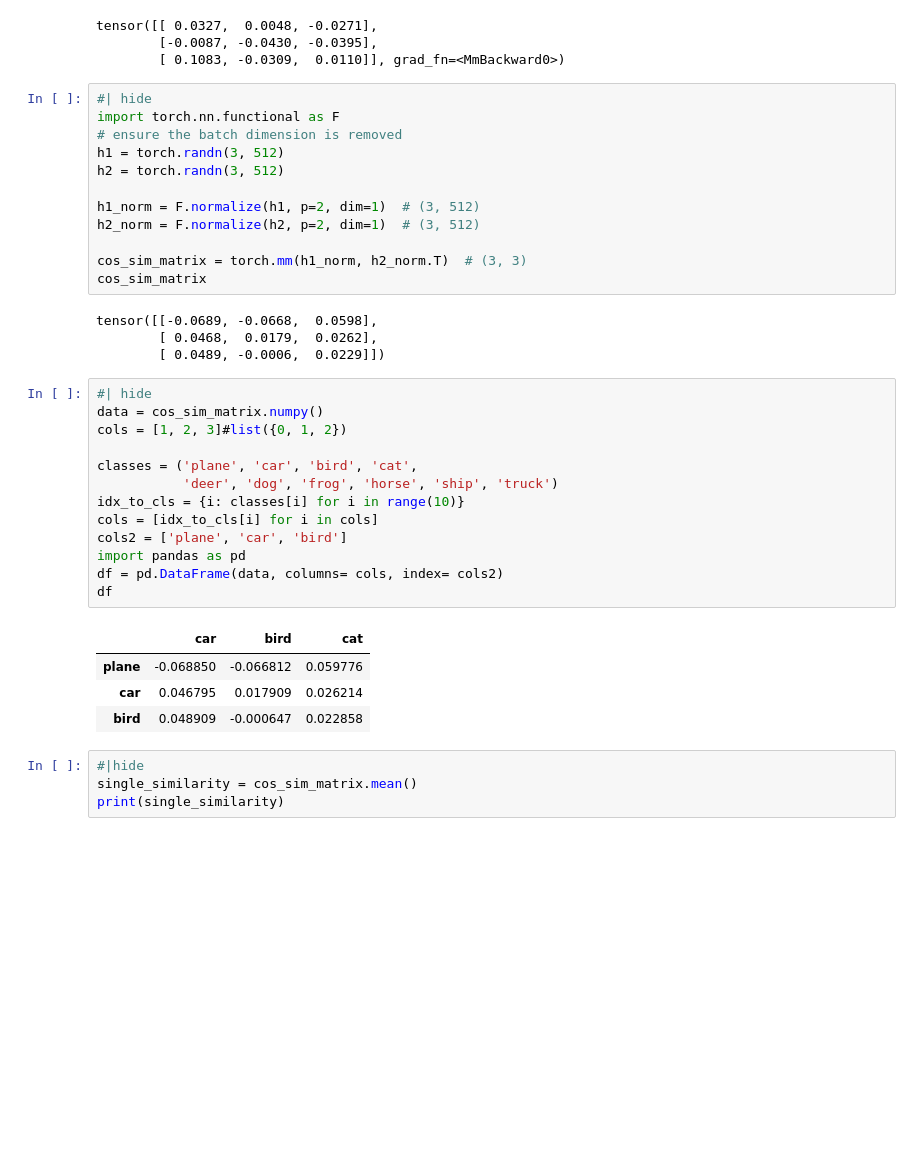
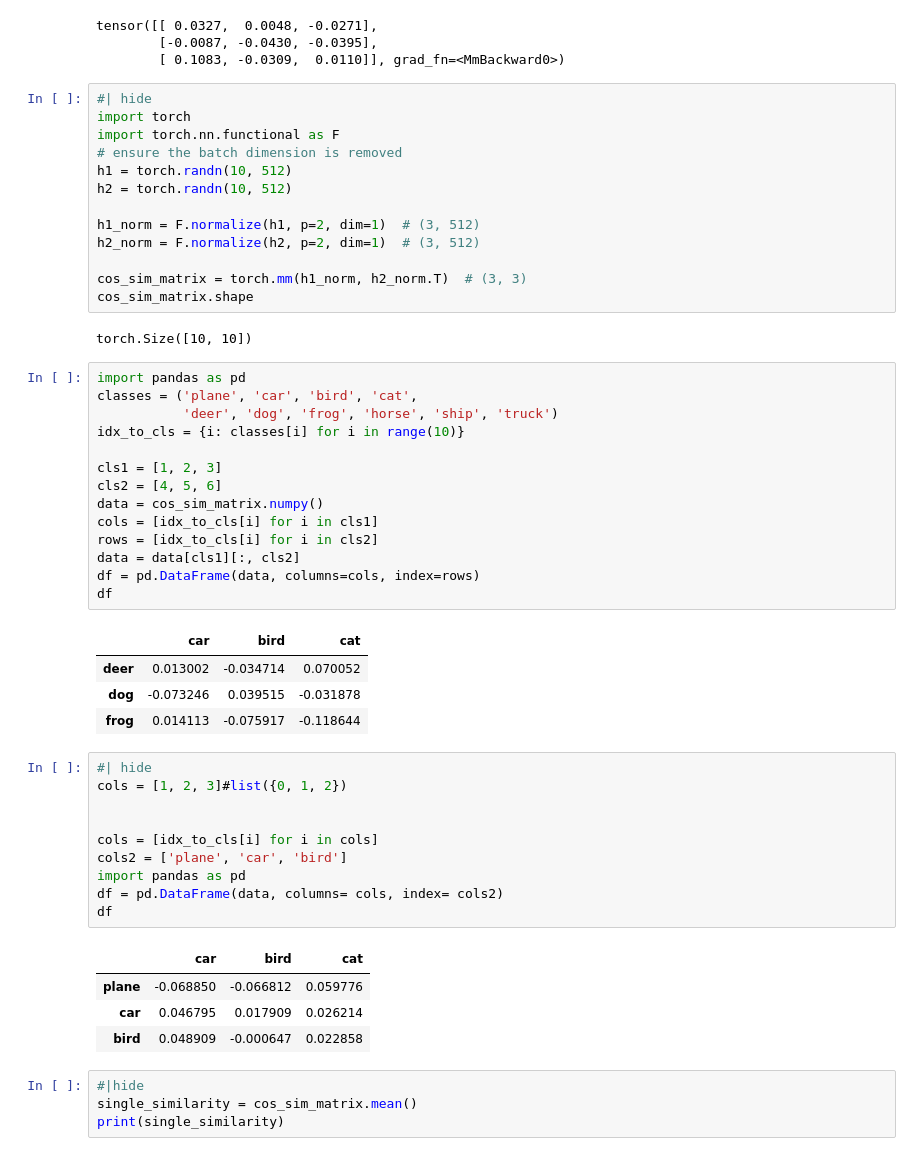
Before and after one commit to Ahmed-Khaled-Saleh/fedai, a Jupyter notebook: nbs/02_federated.agents.ipynb, the cells around one changed output. Drawn from its saved outputs; the diff is of its cells as text; blank space fills up the shorter version.

Commit message:
indexing only client classes in df

```diff
--- a/nbs/02_federated.agents.ipynb
+++ b/nbs/02_federated.agents.ipynb
@@ -733,28 +733,43 @@ tensor([[ 0.0327,  0.0048, -0.0271],
         [ 0.1083, -0.0309,  0.0110]], grad_fn=<MmBackward0>)
 # %%
 #| hide
+import torch
 import torch.nn.functional as F
 # ensure the batch dimension is removed
-h1 = torch.randn(3, 512)
-h2 = torch.randn(3, 512)
+h1 = torch.randn(10, 512)
+h2 = torch.randn(10, 512)
 
 h1_norm = F.normalize(h1, p=2, dim=1)  # (3, 512)
 h2_norm = F.normalize(h2, p=2, dim=1)  # (3, 512)
 
 cos_sim_matrix = torch.mm(h1_norm, h2_norm.T)  # (3, 3)
-cos_sim_matrix
+cos_sim_matrix.shape
 # %% [output]
-tensor([[-0.0689, -0.0668,  0.0598],
-        [ 0.0468,  0.0179,  0.0262],
-        [ 0.0489, -0.0006,  0.0229]])
+torch.Size([10, 10])
+# %%
+import pandas as pd
+classes = ('plane', 'car', 'bird', 'cat',
+           'deer', 'dog', 'frog', 'horse', 'ship', 'truck')
+idx_to_cls = {i: classes[i] for i in range(10)}
+
+cls1 = [1, 2, 3]
+cls2 = [4, 5, 6]
+data = cos_sim_matrix.numpy()
+cols = [idx_to_cls[i] for i in cls1]
+rows = [idx_to_cls[i] for i in cls2]
+data = data[cls1][:, cls2]
+df = pd.DataFrame(data, columns=cols, index=rows)
+df
+# %% [output]
+|  | car | bird | cat |
+| deer | 0.013002 | -0.034714 | 0.070052 |
+| dog | -0.073246 | 0.039515 | -0.031878 |
+| frog | 0.014113 | -0.075917 | -0.118644 |
 # %%
 #| hide
-data = cos_sim_matrix.numpy()
 cols = [1, 2, 3]#list({0, 1, 2})
 
-classes = ('plane', 'car', 'bird', 'cat',
-           'deer', 'dog', 'frog', 'horse', 'ship', 'truck')
-idx_to_cls = {i: classes[i] for i in range(10)}
+
 cols = [idx_to_cls[i] for i in cols]
 cols2 = ['plane', 'car', 'bird']
 import pandas as pd
```
Also changed, not shown: parts of 1 cell of this notebook, 1 other file.
